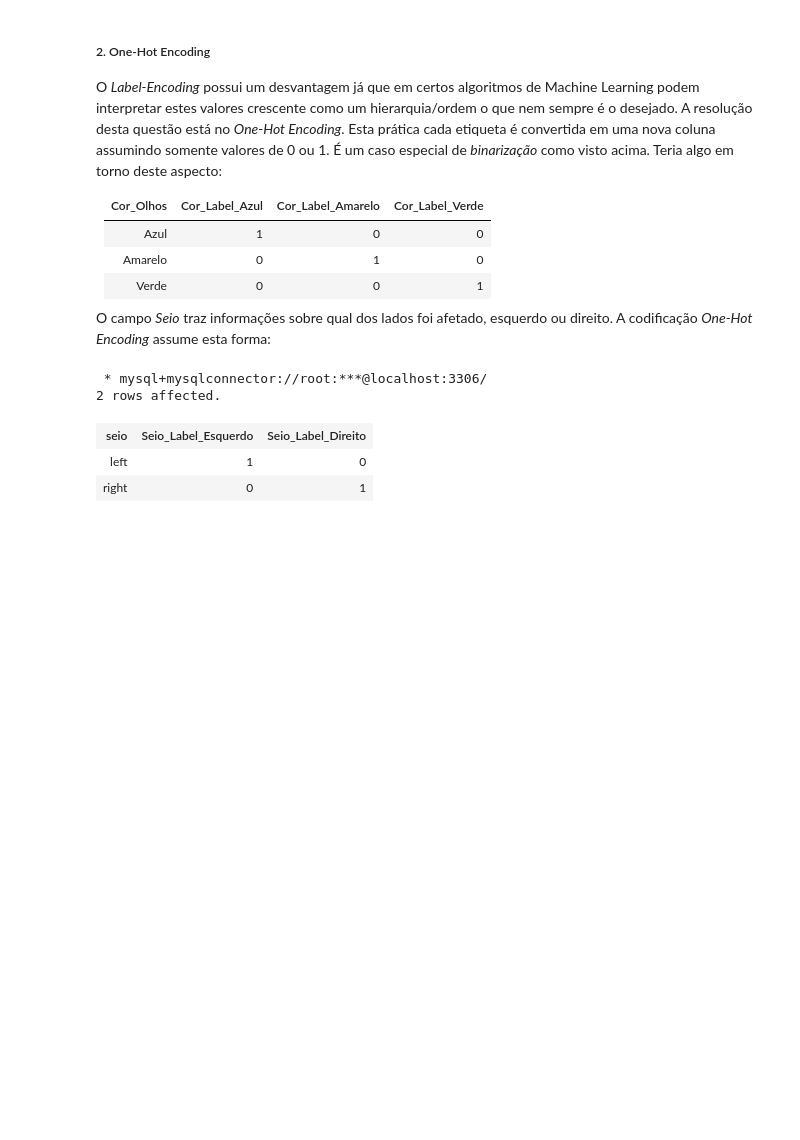
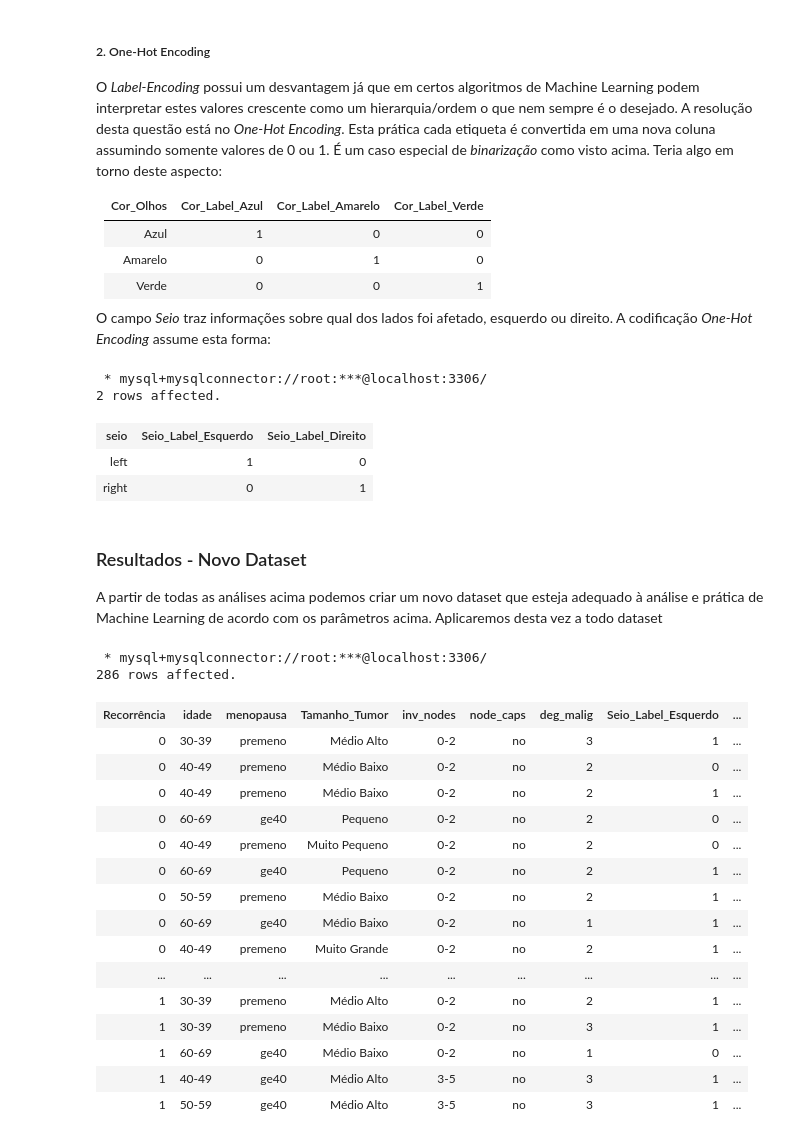
Before and after one commit to GersonBhrener/SQL-Data-Science, a Jupyter notebook: MySQL/Cancer_Mama_UC_Irvine_ML_Repository/Breast_Cancer_UCI_ML.ipynb, the cells around one changed output. Cells and saved outputs as stored; diff of their text form; code cells hidden in the pictures; blank space fills up the shorter version.

Commit message:
Atualização Notebook - Tópico Resultados

```diff
--- a/MySQL/Cancer_Mama_UC_Irvine_ML_Repository/Breast_Cancer_UCI_ML.ipynb
+++ b/MySQL/Cancer_Mama_UC_Irvine_ML_Repository/Breast_Cancer_UCI_ML.ipynb
@@ -323,3 +323,64 @@ FROM
 | seio | Seio_Label_Esquerdo | Seio_Label_Direito |
 | left | 1 | 0 |
 | right | 0 | 1 |
+# %% [markdown]
+### Resultados - Novo Dataset
+
+A partir de todas as análises acima podemos criar um novo dataset que esteja adequado à análise e prática de Machine Learning de acordo com os parâmetros acima. Aplicaremos desta vez a todo dataset
+# %%
+%%sql
+
+SELECT
+    CASE
+        WHEN classe = 'no-recurrence-events' THEN 0
+        WHEN classe = 'recurrence-events' THEN 1
+    END AS 'Recorrência',
+    idade, menopausa,
+    CASE
+        WHEN tamanho_tumor IN ('0-4' , '5-9') THEN 'Muito Pequeno'
+        WHEN tamanho_tumor IN ('10-14' , '15-19') THEN 'Pequeno'
+        WHEN tamanho_tumor IN ('20-24' , '25-29') THEN 'Médio Baixo'
+        WHEN tamanho_tumor IN ('30-34' , '35-39') THEN 'Médio Alto'
+        WHEN tamanho_tumor IN ('40-44' , '45-49') THEN 'Grande'
+        WHEN tamanho_tumor IN ('50-54' , '55-59') THEN 'Muito Grande'
+    END AS 'Tamanho_Tumor',
+    inv_nodes, node_caps, deg_malig,
+    CASE
+        WHEN seio = 'left' then 1
+        ELSE 0
+    END as 'Seio_Label_Esquerdo',
+    CASE
+    WHEN seio = 'right' THEN 1
+        ELSE 0
+    END AS 'Seio_Label_Direito',
+    CASE
+        WHEN quadrante = 'left_low' THEN 1
+        WHEN quadrante = 'left_up' THEN 2
+        WHEN quadrante = 'right_up' THEN 3
+        WHEN quadrante = 'right_low' THEN 4
+        WHEN quadrante = 'central' THEN 5
+        ELSE 0
+    END AS Quadrante,
+
+    irradiando
+
+FROM sql_ds.tb_breast_cancer
+# %% [output]
+ * mysql+mysqlconnector://root:***@localhost:3306/
+286 rows affected.
+| Recorrência | idade | menopausa | Tamanho_Tumor | inv_nodes | node_caps | deg_malig | Seio_Label_Esquerdo | ... |
+| 0 | 30-39 | premeno | Médio Alto | 0-2 | no | 3 | 1 | ... |
+| 0 | 40-49 | premeno | Médio Baixo | 0-2 | no | 2 | 0 | ... |
+| 0 | 40-49 | premeno | Médio Baixo | 0-2 | no | 2 | 1 | ... |
+| 0 | 60-69 | ge40 | Pequeno | 0-2 | no | 2 | 0 | ... |
+| 0 | 40-49 | premeno | Muito Pequeno | 0-2 | no | 2 | 0 | ... |
+| 0 | 60-69 | ge40 | Pequeno | 0-2 | no | 2 | 1 | ... |
+| 0 | 50-59 | premeno | Médio Baixo | 0-2 | no | 2 | 1 | ... |
+| 0 | 60-69 | ge40 | Médio Baixo | 0-2 | no | 1 | 1 | ... |
+| 0 | 40-49 | premeno | Muito Grande | 0-2 | no | 2 | 1 | ... |
+| ... | ... | ... | ... | ... | ... | ... | ... | ... |
+| 1 | 30-39 | premeno | Médio Alto | 0-2 | no | 2 | 1 | ... |
+| 1 | 30-39 | premeno | Médio Baixo | 0-2 | no | 3 | 1 | ... |
+| 1 | 60-69 | ge40 | Médio Baixo | 0-2 | no | 1 | 0 | ... |
+| 1 | 40-49 | ge40 | Médio Alto | 3-5 | no | 3 | 1 | ... |
+| 1 | 50-59 | ge40 | Médio Alto | 3-5 | no | 3 | 1 | ... |
```
Also changed, not shown: parts of 1 cell of this notebook.
